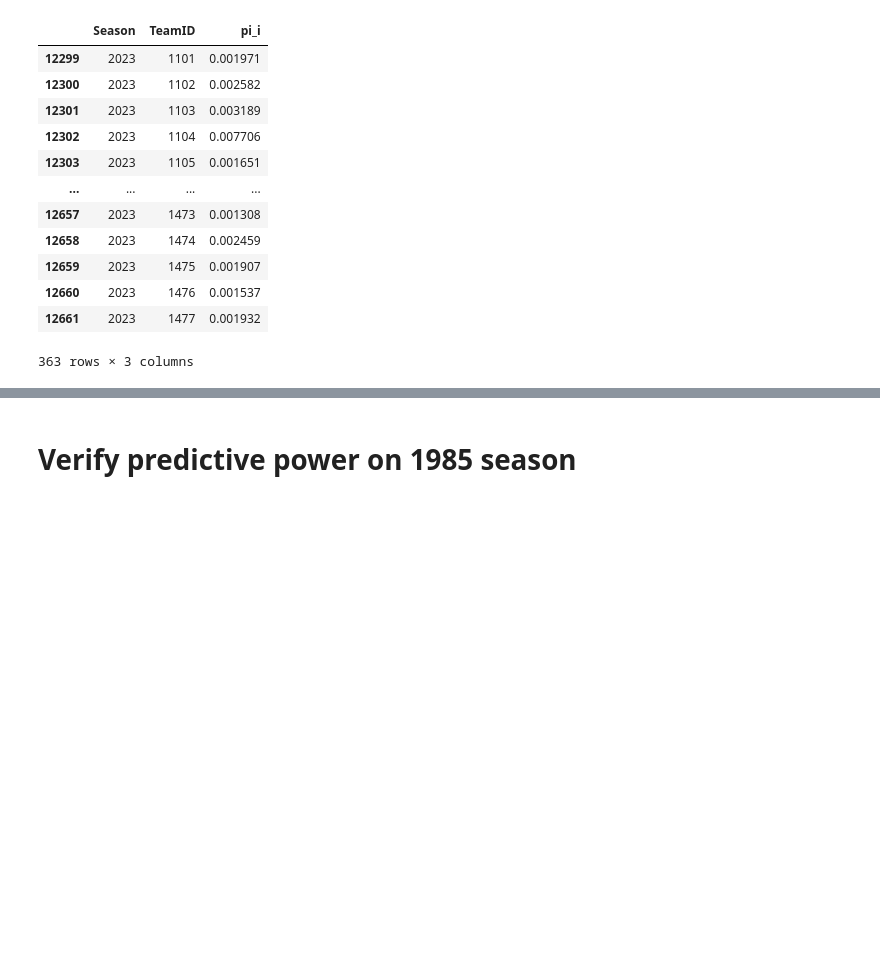
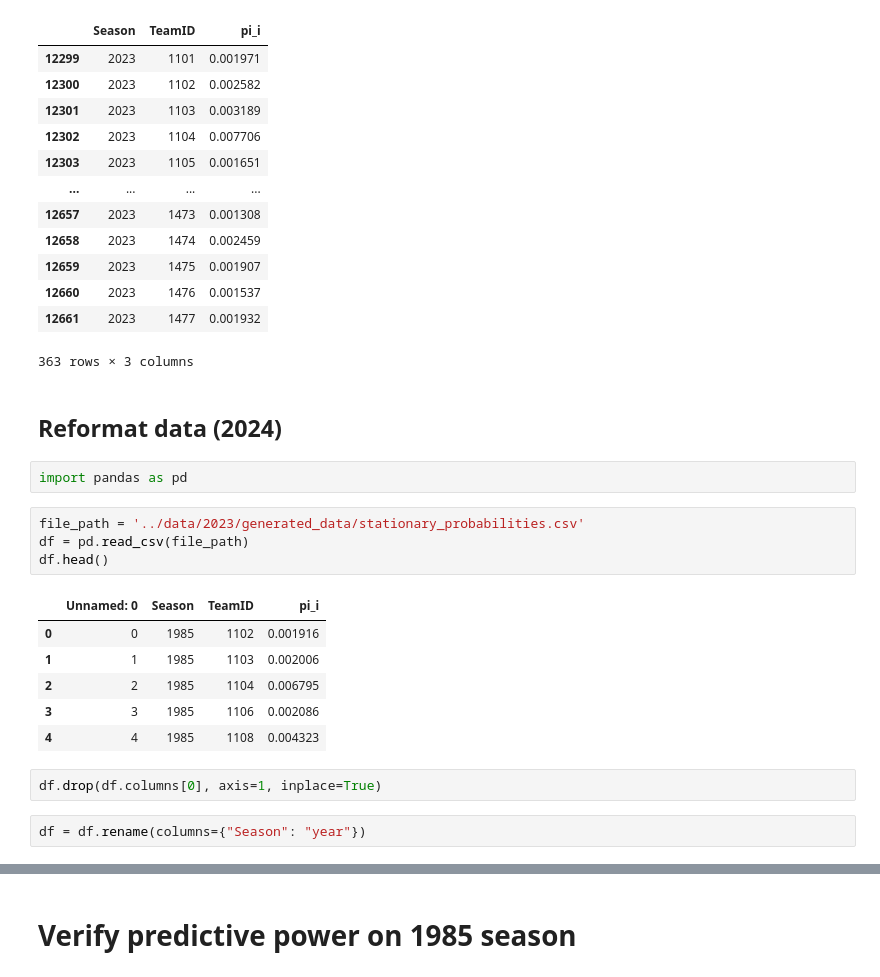
Before and after one commit to dylanfarrell/march-madness-bracket-prediction, a Jupyter notebook: data_engineering/stationary_probabilities.ipynb, the cells around one changed output, grey strips where cells are left out. Cells and saved outputs as stored; diff of their text form; blank space fills up the shorter version.

```diff
--- a/stationary_probabilities.ipynb
+++ b/data_engineering/stationary_probabilities.ipynb
@@ -239,3 +241,22 @@ markov_df[markov_df['Season']==2023]
 | 12660 | 2023 | 1476 | 0.001537 |
 | 12661 | 2023 | 1477 | 0.001932 |
 363 rows × 3 columns
+# %% [markdown]
+## Reformat data (2024)
+# %%
+import pandas as pd
+# %%
+file_path = '../data/2023/generated_data/stationary_probabilities.csv'
+df = pd.read_csv(file_path)
+df.head()
+# %% [output]
+|  | Unnamed: 0 | Season | TeamID | pi_i |
+| 0 | 0 | 1985 | 1102 | 0.001916 |
+| 1 | 1 | 1985 | 1103 | 0.002006 |
+| 2 | 2 | 1985 | 1104 | 0.006795 |
+| 3 | 3 | 1985 | 1106 | 0.002086 |
+| 4 | 4 | 1985 | 1108 | 0.004323 |
+# %%
+df.drop(df.columns[0], axis=1, inplace=True)
+# %%
+df = df.rename(columns={"Season": "year"})
```
Also changed, not shown: parts of 3 cells of this notebook.
